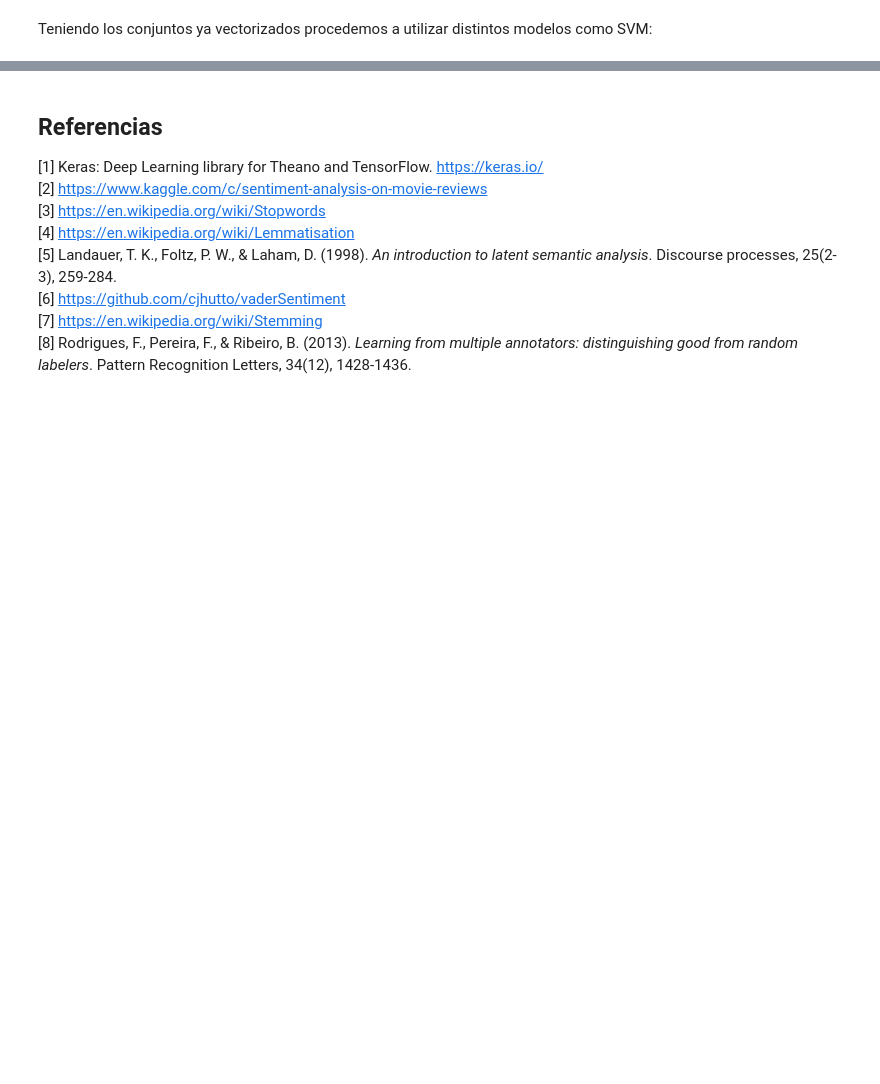
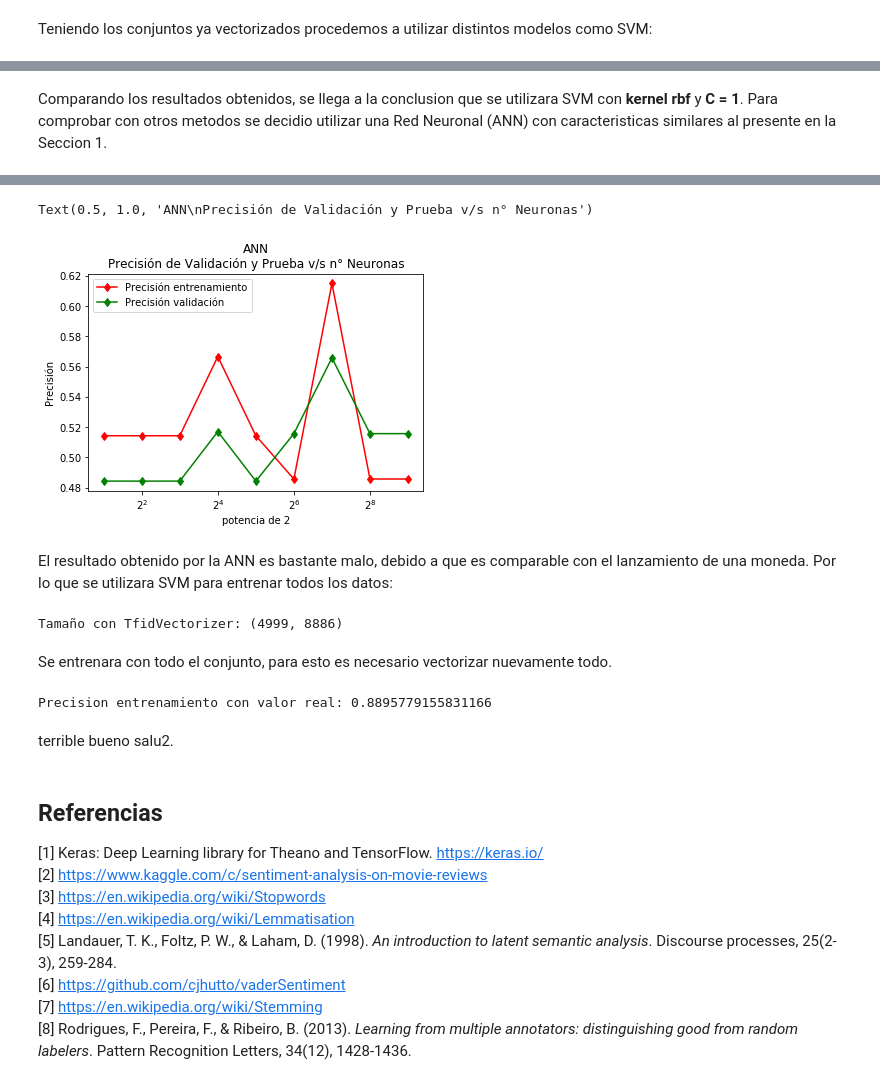
Before and after one commit to godinezseba/Tarea-2-MachineLearning, a Jupyter notebook: Sección 2/Sección 2.ipynb, the cells around one changed output, grey strips where cells are left out. Saved outputs shown, nothing was run; the diff lists cells and outputs as text; code cells hidden in the pictures; blank space fills up the shorter version.

Commit message:
entrenamiento con todo

```diff
--- a/Sección 2/Sección 2.ipynb
+++ b/Sección 2/Sección 2.ipynb
@@ -236,0 +237,36 @@ plt.show()
+# %% [markdown]
+Comparando los resultados obtenidos, se llega a la conclusion que se utilizara SVM con __kernel rbf__ y __C = 1__. Para comprobar con otros metodos se decidio utilizar una Red Neuronal (ANN) con caracteristicas similares al presente en la Seccion 1.
+# %%
+# instalar tensorFlow
+# instalar launchpadlib
+from keras.models import Sequential
+from keras.layers import Dense
+from keras.optimizers import SGD
+def do_ANN(x,y, xv,yv, param):
+    #print("Neuron hidden = ",param)
+    model = Sequential()
+    model.add(Dense(units=param, input_dim=x.shape[1], activation="sigmoid"))
+    model.add(Dense(1, activation="sigmoid"))
+    model.compile(optimizer=SGD(lr=0.1), loss="binary_crossentropy", metrics=["accuracy"])
+    model.fit(x, y, epochs=25, batch_size=128, verbose=0)
+    train_acc = model.evaluate(x,y, verbose=0)[1] #in position 0 is the loss
+    test_acc = model.evaluate(xv,yv, verbose=0)[1]
+    return model, train_acc, test_acc
+
+N_hs = [2**i for i in range(1,10)]
+
+trains_acc = list()
+tests_acc = list()
+for N_h in N_hs:
+    _, train_acc, test_acc = do_ANN(features_train_tfid,labels_train,features_val_tfid,labels_val, param= N_h)
+    trains_acc.append(train_acc)
+    tests_acc.append(test_acc)
+
+plt.plot(N_hs, trains_acc, 'rd-', label="Precisión entrenamiento")
+plt.plot(N_hs, tests_acc, 'gd-', label="Precisión validación")
+plt.legend(loc='best')
+plt.xlabel("potencia de 2")
+plt.ylabel("Precisión")
+plt.xscale('log',basex=2)
+plt.title("ANN\nPrecisión de Validación y Prueba v/s n° Neuronas")
+# %% [output]
@@ -237,3 +277,40 @@ plt.show()
+Text(0.5, 1.0, 'ANN\nPrecisión de Validación y Prueba v/s n° Neuronas')
+[figure, added]
+# %% [markdown]
+El resultado obtenido por la ANN es bastante malo, debido a que es comparable con el lanzamiento de una moneda. Por lo que se utilizara SVM para entrenar todos los datos:
+# %%
+# se vectorizan todos los datos
+# vectorizamos usando TfidVectorizer
+tfidf_model = TfidfVectorizer(binary=False,
+                              ngram_range=(1, 1),
+                              max_df=1.0,
+                              min_df=1,
+                              max_features=None,
+                              norm='l2',
+                              use_idf=True,
+                              sublinear_tf=False)
+
+tfidf_model.fit(text)
+features_total_tfid = tfidf_model.transform(text)
+
+print(f"Tamaño con TfidVectorizer: {features_total_tfid.shape}" )
+# %% [output]
+Tamaño con TfidVectorizer: (4999, 8886)
+# %% [markdown]
+Se entrenara con todo el conjunto, para esto es necesario vectorizar nuevamente todo.
+# %%
+from sklearn.metrics import accuracy_score
+
+model = SVM()
+model.set_params(C=10**0, kernel="rbf")
+model.fit(features_total_tfid, labels_person)
+
+
+print(f"Precision entrenamiento con valor real: {accuracy_score(labels_true, labels_person)}")
+# %% [output]
+Precision entrenamiento con valor real: 0.8895779155831166
+# %% [markdown]
+terrible bueno salu2.
 # %% [markdown]
 <a id="refs"></a>
 ## Referencias
```
Also changed, not shown: parts of 6 cells of this notebook.
